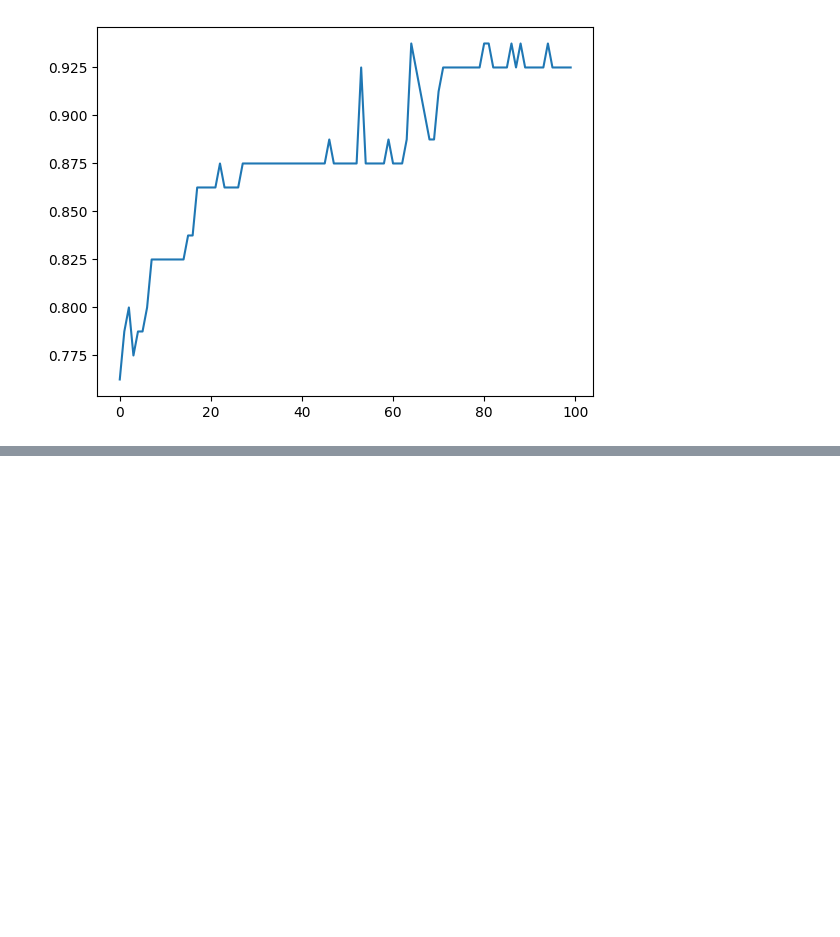
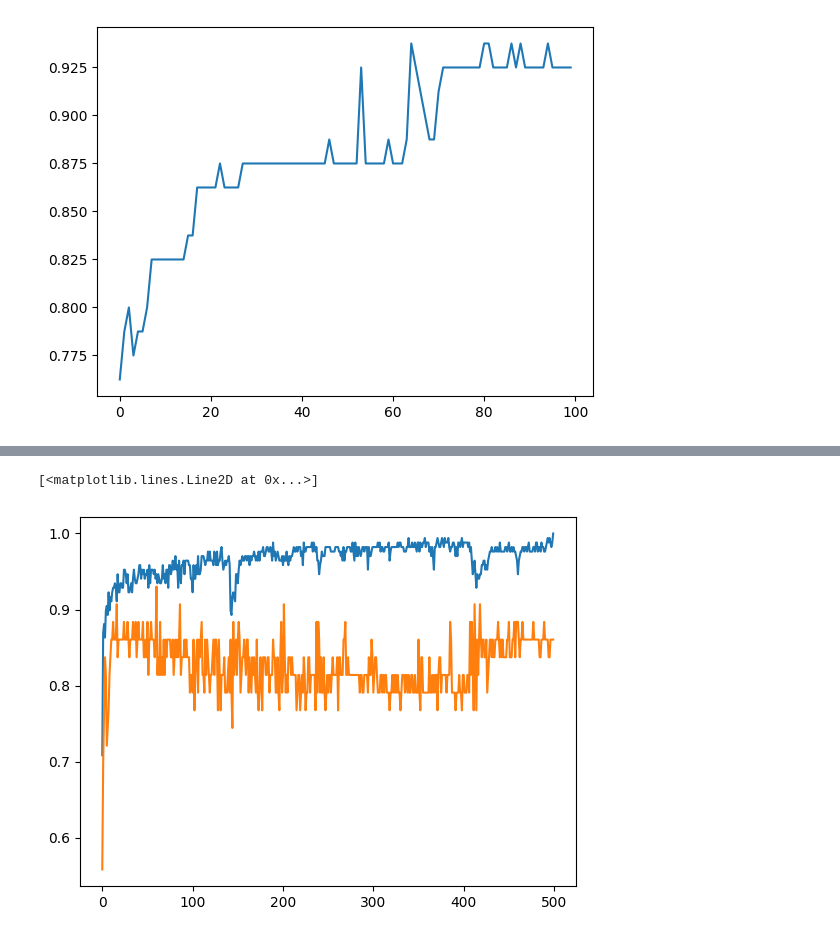
Before and after one commit to debdutta-chatterjee/AI_ML_DS_GenAI_Portfolio, a Jupyter notebook: DL/dl2.campusx.ipynb, the cells around one changed output, grey strips where cells are left out. Saved outputs shown, nothing was run; the diff lists cells and outputs as text; code cells hidden in the pictures; blank space fills up the shorter version.

```diff
--- a/DL/dl2.campusx.ipynb
+++ b/DL/dl2.campusx.ipynb
@@ -357,0 +623,6 @@ plt.plot(history.history['val_accuracy'])
+# %%
+plt.plot(history.history['accuracy'])
+plt.plot(history.history['val_accuracy'])
+# %% [output]
+[<matplotlib.lines.Line2D at 0x...>]
+[figure, added]
```
Also changed, not shown: parts of 9 cells of this notebook.
